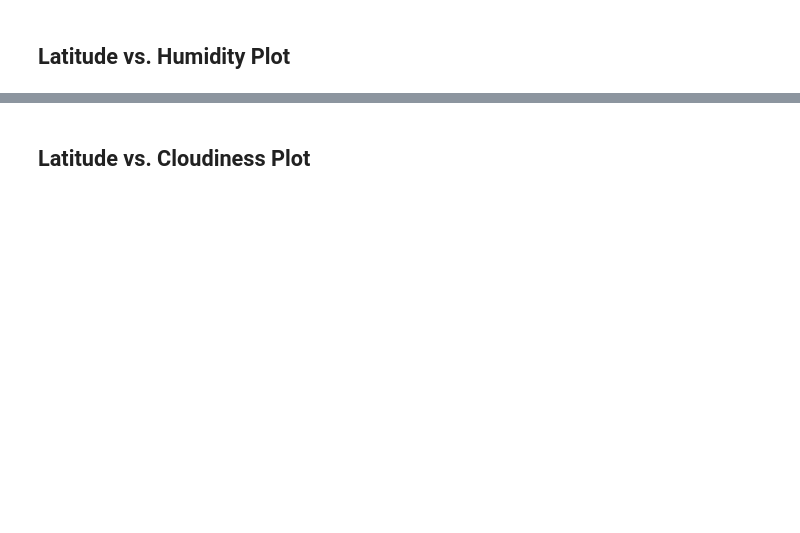
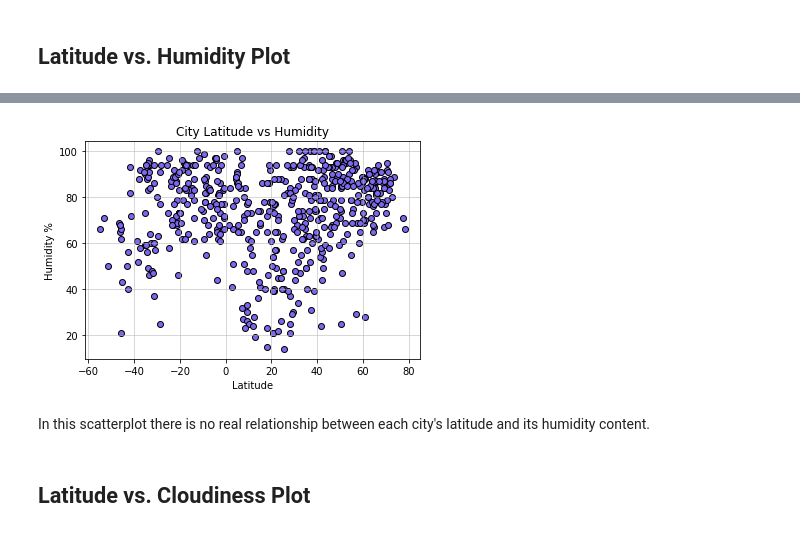
Before and after one commit to shechter430/python_api_challenge, a Jupyter notebook: WeatherPy.ipynb, the cells around one changed output, grey strips where cells are left out. Cells and saved outputs as stored; diff of their text form; code cells hidden in the pictures; blank space fills up the shorter version.

```diff
--- a/WeatherPy.ipynb
+++ b/WeatherPy.ipynb
@@ -209,2 +188,18 @@ Int64Index([], dtype='int64')
+# %%
+# Create Latitude vs Humidity scatter plot
+x = weather_data["Lat"]
+y = weather_data["Humidity"]
+plt.scatter(x, y, facecolor = "mediumslateblue", edgecolor = "black")
+plt.title("City Latitude vs Humidity")
+plt.xlabel("Latitude")
+plt.ylabel("Humidity (%)")
+plt.grid(linestyle='-', linewidth=1, alpha = 0.5)
+
+# Save the plotted figure as .pngs
+plt.savefig("output/City Latitude vs Humidity.png")
+# %% [output]
+[figure, added]
+# %% [markdown]
+In this scatterplot there is no real relationship between each city's latitude and its humidity content.
 # %% [markdown]
 ## Latitude vs. Cloudiness Plot
```
Also changed, not shown: parts of 49 cells of this notebook, 13 other files.
